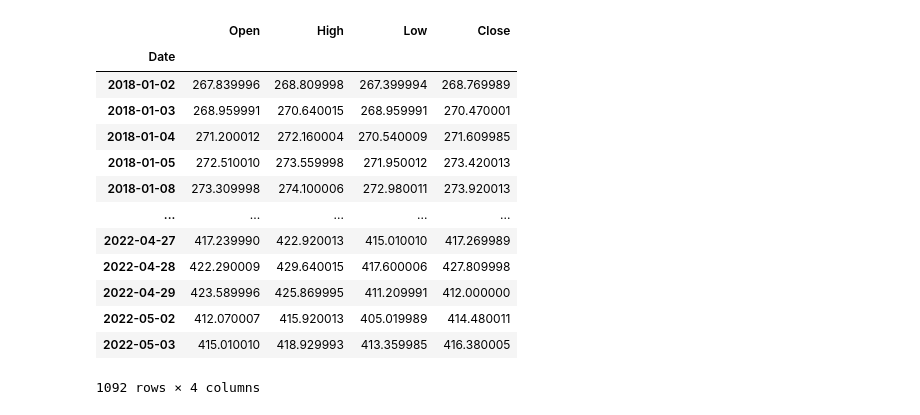
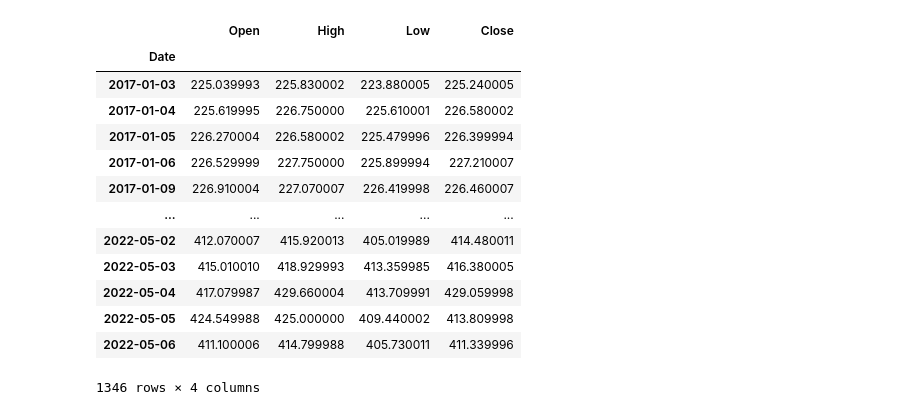
Before and after one commit to iinteger/Trading-Bot, a Jupyter notebook: predict up-down.ipynb, the cells around one changed output. Drawn from its saved outputs; the diff is of its cells as text; code cells hidden in the pictures.

```diff
--- a/predict up-down.ipynb
+++ b/predict up-down.ipynb
@@ -14,25 +16,25 @@ import datetime
 # %%
 # 2022 시작일 때 f1 score가 모두 0.62로 높음
 
-start = "2018-01-01"
+start = "2017-01-01"
 today = str(datetime.date.today()-datetime.timedelta(1))
 df = web.DataReader("SPY", data_source="yahoo", start=start, end=today)[["Open", "High", "Low", "Close"]]
 df.dropna()
 # %% [output]
 |  | Open | High | Low | Close |
 | Date |  |  |  |  |
-| 2018-01-02 | 267.839996 | 268.809998 | 267.399994 | 268.769989 |
-| 2018-01-03 | 268.959991 | 270.640015 | 268.959991 | 270.470001 |
-| 2018-01-04 | 271.200012 | 272.160004 | 270.540009 | 271.609985 |
-| 2018-01-05 | 272.510010 | 273.559998 | 271.950012 | 273.420013 |
-| 2018-01-08 | 273.309998 | 274.100006 | 272.980011 | 273.920013 |
+| 2017-01-03 | 225.039993 | 225.830002 | 223.880005 | 225.240005 |
+| 2017-01-04 | 225.619995 | 226.750000 | 225.610001 | 226.580002 |
+| 2017-01-05 | 226.270004 | 226.580002 | 225.479996 | 226.399994 |
+| 2017-01-06 | 226.529999 | 227.750000 | 225.899994 | 227.210007 |
+| 2017-01-09 | 226.910004 | 227.070007 | 226.419998 | 226.460007 |
 | ... | ... | ... | ... | ... |
-| 2022-04-27 | 417.239990 | 422.920013 | 415.010010 | 417.269989 |
-| 2022-04-28 | 422.290009 | 429.640015 | 417.600006 | 427.809998 |
-| 2022-04-29 | 423.589996 | 425.869995 | 411.209991 | 412.000000 |
 | 2022-05-02 | 412.070007 | 415.920013 | 405.019989 | 414.480011 |
 | 2022-05-03 | 415.010010 | 418.929993 | 413.359985 | 416.380005 |
+| 2022-05-04 | 417.079987 | 429.660004 | 413.709991 | 429.059998 |
+| 2022-05-05 | 424.549988 | 425.000000 | 409.440002 | 413.809998 |
+| 2022-05-06 | 411.100006 | 414.799988 | 405.730011 | 411.339996 |
-1092 rows × 4 columns
+1346 rows × 4 columns
 # %%
 # data preprocessing
 
```
Also changed, not shown: parts of 8 cells of this notebook.
